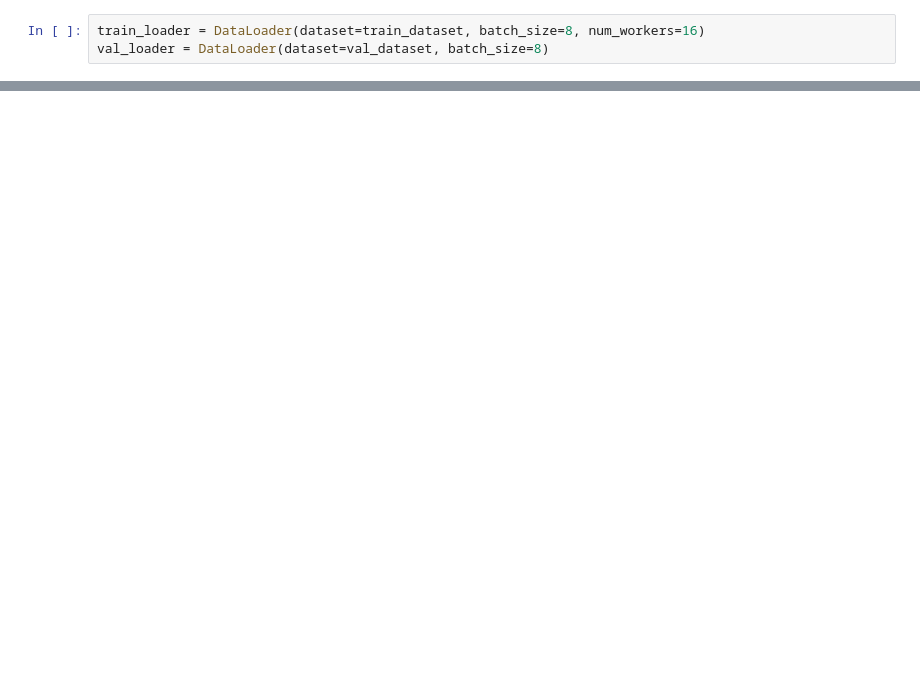
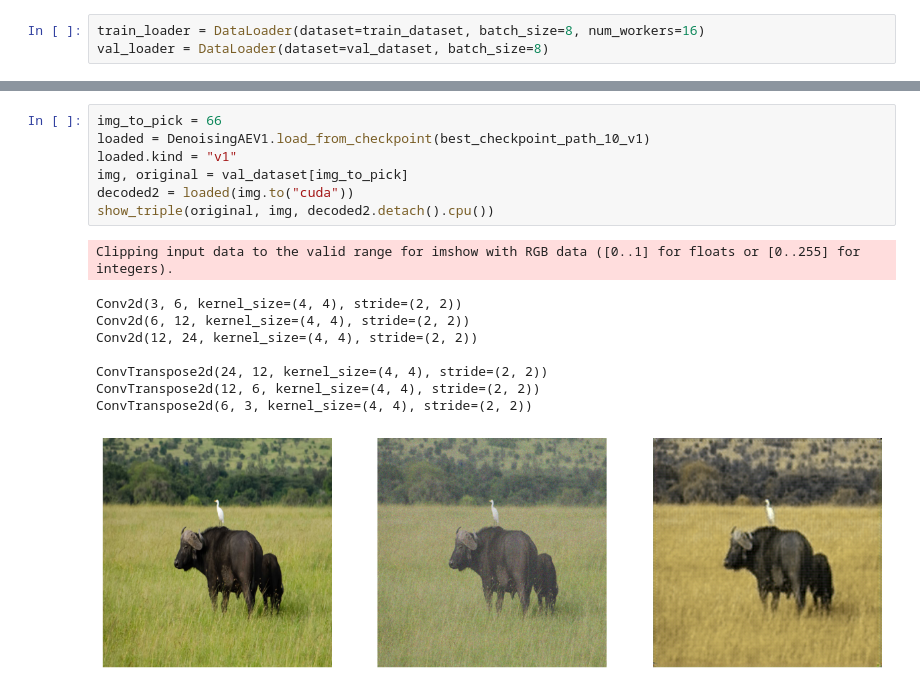
Before and after one commit to edo-vi/computer_vision, a Jupyter notebook: test.ipynb, the cells around one changed output, grey strips where cells are left out. Drawn from its saved outputs; the diff is of its cells as text; blank space fills up the shorter version.

```diff
--- a/test.ipynb
+++ b/test.ipynb
@@ -99,0 +87,17 @@ You are using a CUDA device ('NVIDIA GeForce RTX 3060 Ti') that has Tensor Cores
+# %%
+img_to_pick = 66
+loaded = DenoisingAEV1.load_from_checkpoint(best_checkpoint_path_10_v1)
+loaded.kind = "v1"
+img, original = val_dataset[img_to_pick]
+decoded2 = loaded(img.to("cuda"))
+show_triple(original, img, decoded2.detach().cpu())
+# %% [output]
+Clipping input data to the valid range for imshow with RGB data ([0..1] for floats or [0..255] for integers).
+Conv2d(3, 6, kernel_size=(4, 4), stride=(2, 2))
+Conv2d(6, 12, kernel_size=(4, 4), stride=(2, 2))
+Conv2d(12, 24, kernel_size=(4, 4), stride=(2, 2))
+
+ConvTranspose2d(24, 12, kernel_size=(4, 4), stride=(2, 2))
+ConvTranspose2d(12, 6, kernel_size=(4, 4), stride=(2, 2))
+ConvTranspose2d(6, 3, kernel_size=(4, 4), stride=(2, 2))
+[figure, added]
```
Also changed, not shown: parts of 6 cells of this notebook, 11 other files.
